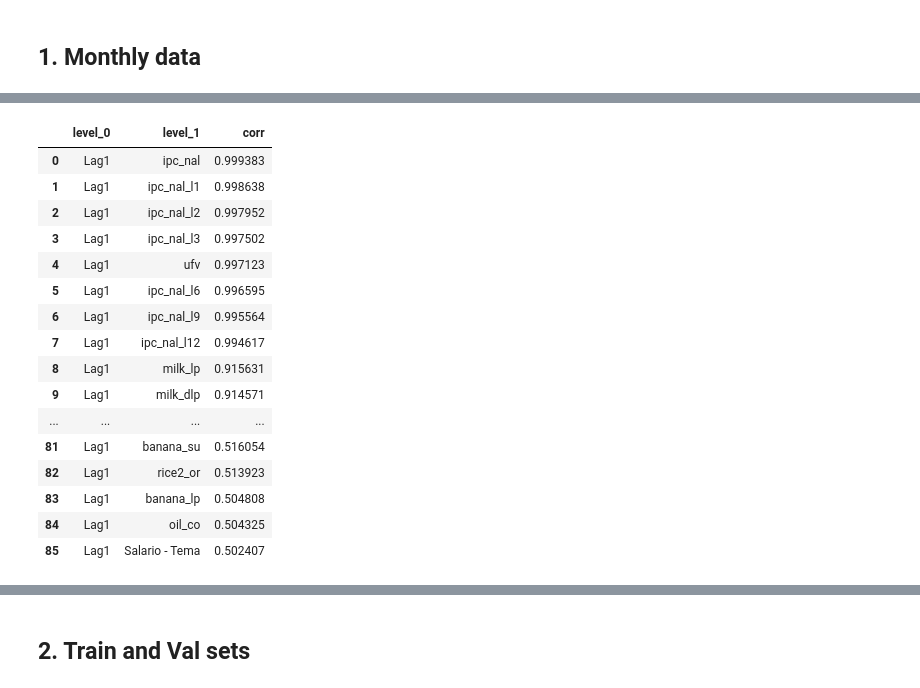
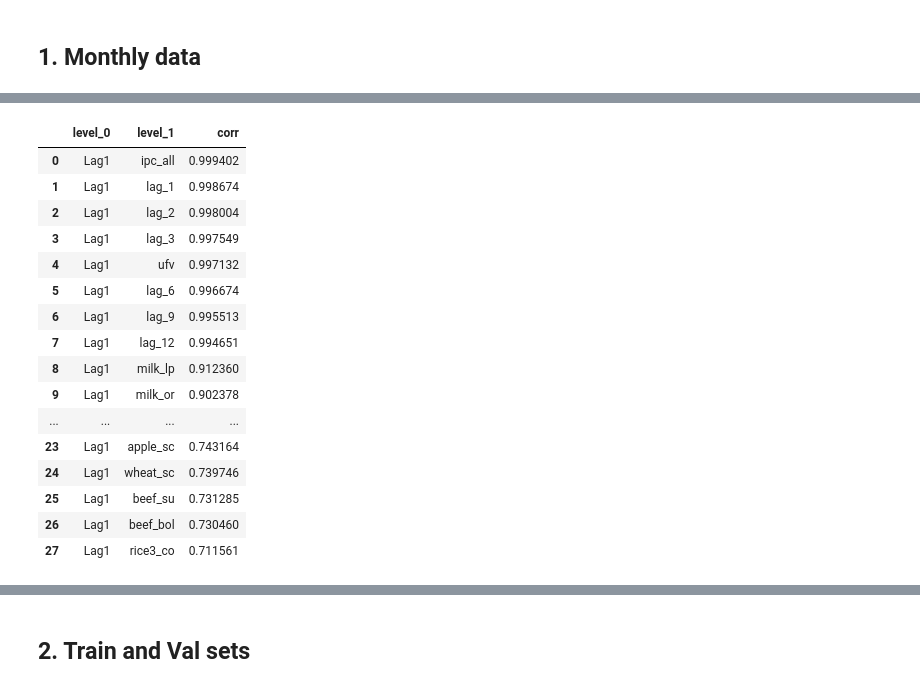
Before and after one commit to osmarbolivar/High-Freq-Inflation-Forecast-2SML, a Jupyter notebook: Cross-validation ML algorithms.ipynb, the cells around one changed output, grey strips where cells are left out. Drawn from its saved outputs; the diff is of its cells as text; code cells hidden in the pictures.

```diff
--- a/Cross-validation ML algorithms.ipynb
+++ b/Cross-validation ML algorithms.ipynb
@@ -106,0 +30,4 @@ dataset_m.loc[:, 'ipc_nal':].head(15)
+# %%
+dataset_m = pd.read_csv("./Data/M_DATASET.csv", index_col=0)
+dataset_m['exchange'] = 1/dataset_m['exchange']  ## to ensure a positive correlation
+dataset_m
@@ -144,18 +83,18 @@ memory usage: 727.8 KB
 # %%
-lcorr_lag0, ldf_lag0 = lagged_correlation_color(ldf_corr, 'ipc_nal', 0)
-lcorr_lag1, ldf_lag1 = lagged_correlation_color(ldf_corr, 'ipc_nal', 1)
-lcorr_lag2, ldf_lag2 = lagged_correlation_color(ldf_corr, 'ipc_nal', 2)
-lcorr_lag3, ldf_lag3 = lagged_correlation_color(ldf_corr, 'ipc_nal', 3)
+lcorr_lag0, ldf_lag0 = lagged_correlation_color(ldf_corr, 'ipc_all', 0)
+lcorr_lag1, ldf_lag1 = lagged_correlation_color(ldf_corr, 'ipc_all', 1)
+lcorr_lag2, ldf_lag2 = lagged_correlation_color(ldf_corr, 'ipc_all', 2)
+lcorr_lag3, ldf_lag3 = lagged_correlation_color(ldf_corr, 'ipc_all', 3)
 
-g12corr_lag0, g12df_lag0 = lagged_correlation_color(g12df_corr, 'ipc_nal', 0)
-g12corr_lag1, g12df_lag1 = lagged_correlation_color(g12df_corr, 'ipc_nal', 1)
-g12corr_lag2, g12df_lag2 = lagged_correlation_color(g12df_corr, 'ipc_nal', 2)
-g12corr_lag3, g12df_lag3 = lagged_correlation_color(g12df_corr, 'ipc_nal', 3)
+g12corr_lag0, g12df_lag0 = lagged_correlation_color(g12df_corr, 'ipc_all', 0)
+g12corr_lag1, g12df_lag1 = lagged_correlation_color(g12df_corr, 'ipc_all', 1)
+g12corr_lag2, g12df_lag2 = lagged_correlation_color(g12df_corr, 'ipc_all', 2)
+g12corr_lag3, g12df_lag3 = lagged_correlation_color(g12df_corr, 'ipc_all', 3)
 
-g1corr_lag0, g1df_lag0 = lagged_correlation_color(g1df_corr, 'ipc_nal', 0)
-g1corr_lag1, g1df_lag1 = lagged_correlation_color(g1df_corr, 'ipc_nal', 1)
-g1corr_lag2, g1df_lag2 = lagged_correlation_color(g1df_corr, 'ipc_nal', 2)
-g1corr_lag3, g1df_lag3 = lagged_correlation_color(g1df_corr, 'ipc_nal', 3)
+g1corr_lag0, g1df_lag0 = lagged_correlation_color(g1df_corr, 'ipc_all', 0)
+g1corr_lag1, g1df_lag1 = lagged_correlation_color(g1df_corr, 'ipc_all', 1)
+g1corr_lag2, g1df_lag2 = lagged_correlation_color(g1df_corr, 'ipc_all', 2)
+g1corr_lag3, g1df_lag3 = lagged_correlation_color(g1df_corr, 'ipc_all', 3)
 # %%
 lcorr_lag0.query('corr > 0.5').style.background_gradient(cmap='coolwarm', low=0.5, high=1)
 # %% [output]
@@ -179,21 +118,21 @@ lcorr_lag0.query('corr > 0.5').style.background_gradient(cmap='coolwarm', low=0.
 # %%
-lcorr_lag1.query('corr > 0.5').style.background_gradient(cmap='coolwarm', low=0.5, high=1)
+lcorr_lag1.query('corr > 0.7').style.background_gradient(cmap='coolwarm', low=0.5, high=1)
 # %% [output]
 |  | level_0 | level_1 | corr |
-| 0 | Lag1 | ipc_nal | 0.999383 |
-| 1 | Lag1 | ipc_nal_l1 | 0.998638 |
-| 2 | Lag1 | ipc_nal_l2 | 0.997952 |
-| 3 | Lag1 | ipc_nal_l3 | 0.997502 |
-| 4 | Lag1 | ufv | 0.997123 |
-| 5 | Lag1 | ipc_nal_l6 | 0.996595 |
-| 6 | Lag1 | ipc_nal_l9 | 0.995564 |
-| 7 | Lag1 | ipc_nal_l12 | 0.994617 |
-| 8 | Lag1 | milk_lp | 0.915631 |
-| 9 | Lag1 | milk_dlp | 0.914571 |
+| 0 | Lag1 | ipc_all | 0.999402 |
+| 1 | Lag1 | lag_1 | 0.998674 |
+| 2 | Lag1 | lag_2 | 0.998004 |
+| 3 | Lag1 | lag_3 | 0.997549 |
+| 4 | Lag1 | ufv | 0.997132 |
+| 5 | Lag1 | lag_6 | 0.996674 |
+| 6 | Lag1 | lag_9 | 0.995513 |
+| 7 | Lag1 | lag_12 | 0.994651 |
+| 8 | Lag1 | milk_lp | 0.912360 |
+| 9 | Lag1 | milk_or | 0.902378 |
 | ... | ... | ... | ... |
-| 81 | Lag1 | banana_su | 0.516054 |
-| 82 | Lag1 | rice2_or | 0.513923 |
-| 83 | Lag1 | banana_lp | 0.504808 |
-| 84 | Lag1 | oil_co | 0.504325 |
-| 85 | Lag1 | Salario - Tema | 0.502407 |
+| 23 | Lag1 | apple_sc | 0.743164 |
+| 24 | Lag1 | wheat_sc | 0.739746 |
+| 25 | Lag1 | beef_su | 0.731285 |
+| 26 | Lag1 | beef_bol | 0.730460 |
+| 27 | Lag1 | rice3_co | 0.711561 |
 # %%
```
Also changed, not shown: parts of 18 cells of this notebook, 6 other files.
